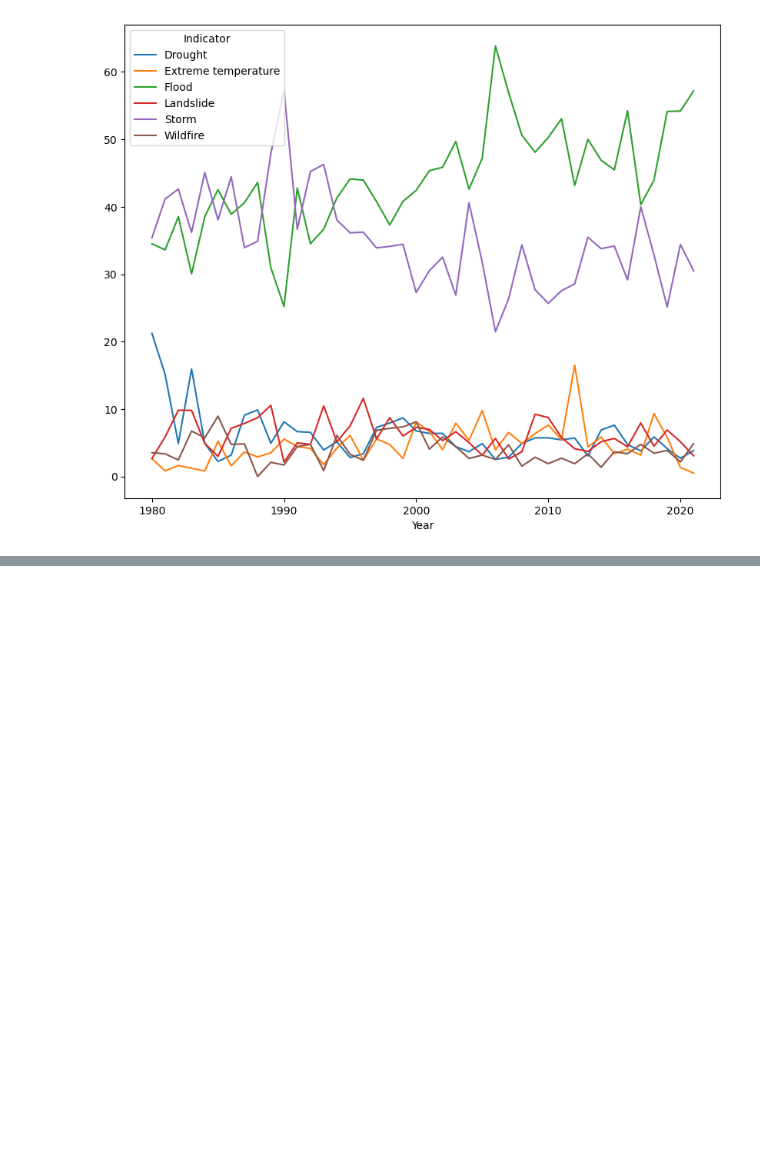
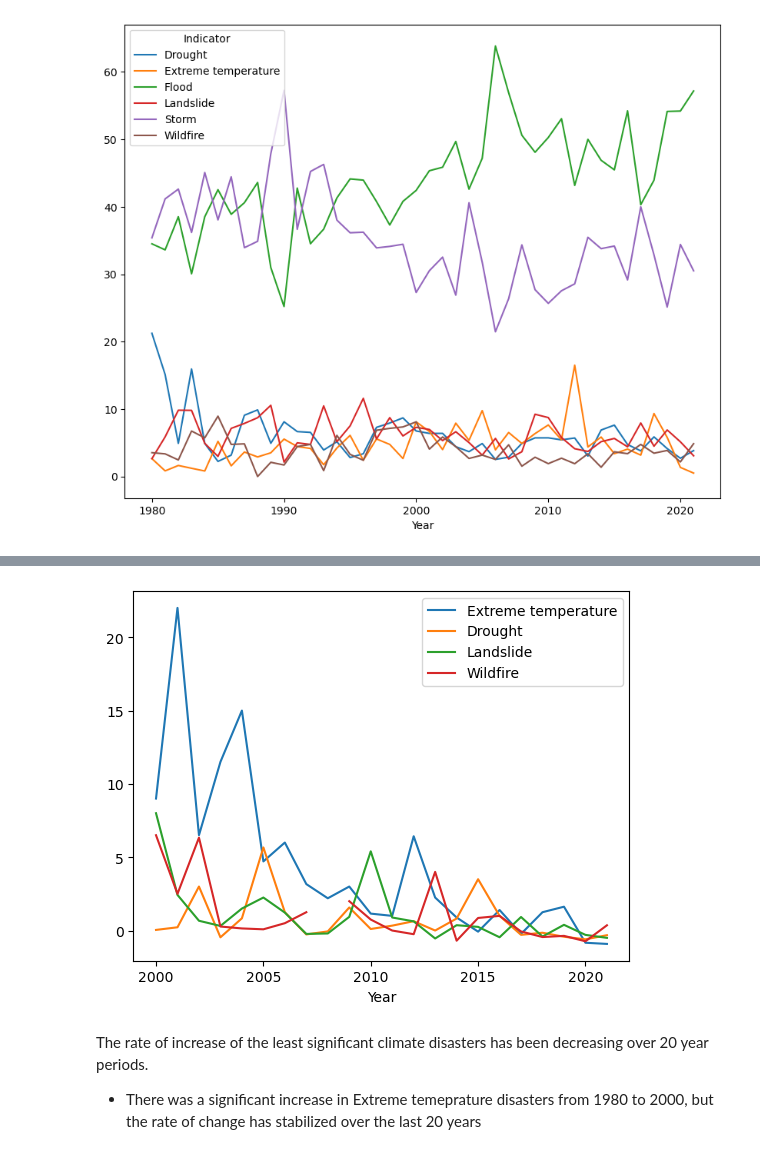
Before and after one commit to javiervqz/ds4a_analysis, a Jupyter notebook: climate_disasters.ipynb, the cells around one changed output, grey strips where cells are left out. Cells and saved outputs as stored; diff of their text form; code cells hidden in the pictures; blank space fills up the shorter version.

```diff
--- a/climate_disasters.ipynb
+++ b/climate_disasters.ipynb
@@ -118,0 +184,11 @@ dis_country_area[dis_country_area['Coastline']>0].plot.scatter(x='Coastline', y=
+# %%
+disasters_by_indicator = climate_disaster_df.groupby(['Year','Indicator'])['Frequency'].sum().to_frame().reset_index().pivot_table(index='Year', columns='Indicator',values='Frequency',aggfunc='sum')
+num_periods = 20
+indicators = ['Extreme temperature','Drought','Landslide','Wildfire']
+for indicator in indicators:
+    disasters_by_indicator[indicator].pct_change(periods=num_periods).plot.line(legend=True)
+# %% [output]
+[figure, added]
+# %% [markdown]
+The rate of increase of the least significant climate disasters has been decreasing over 20 year periods.
+- There was a significant increase in Extreme temeprature disasters from 1980 to 2000, but the rate of change has stabilized over the last 20 years
```
Also changed, not shown: parts of 18 cells of this notebook, 1 other file.
